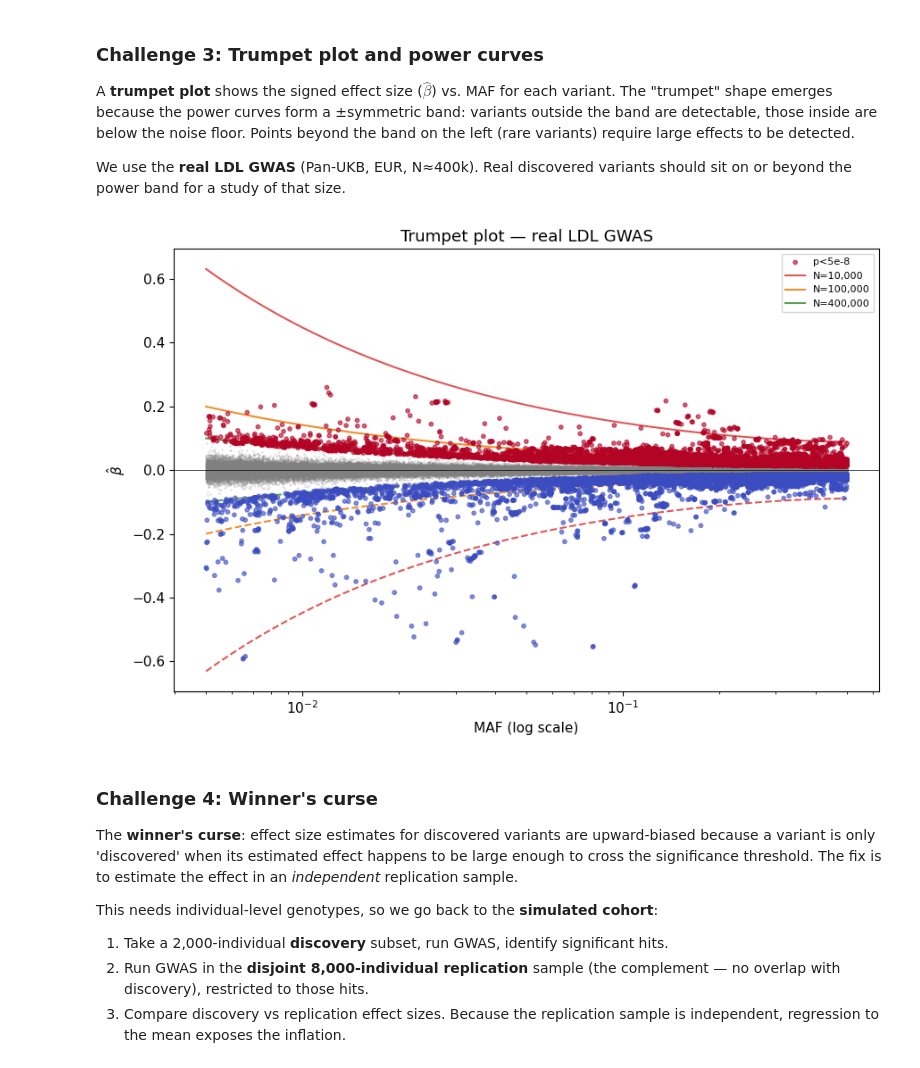
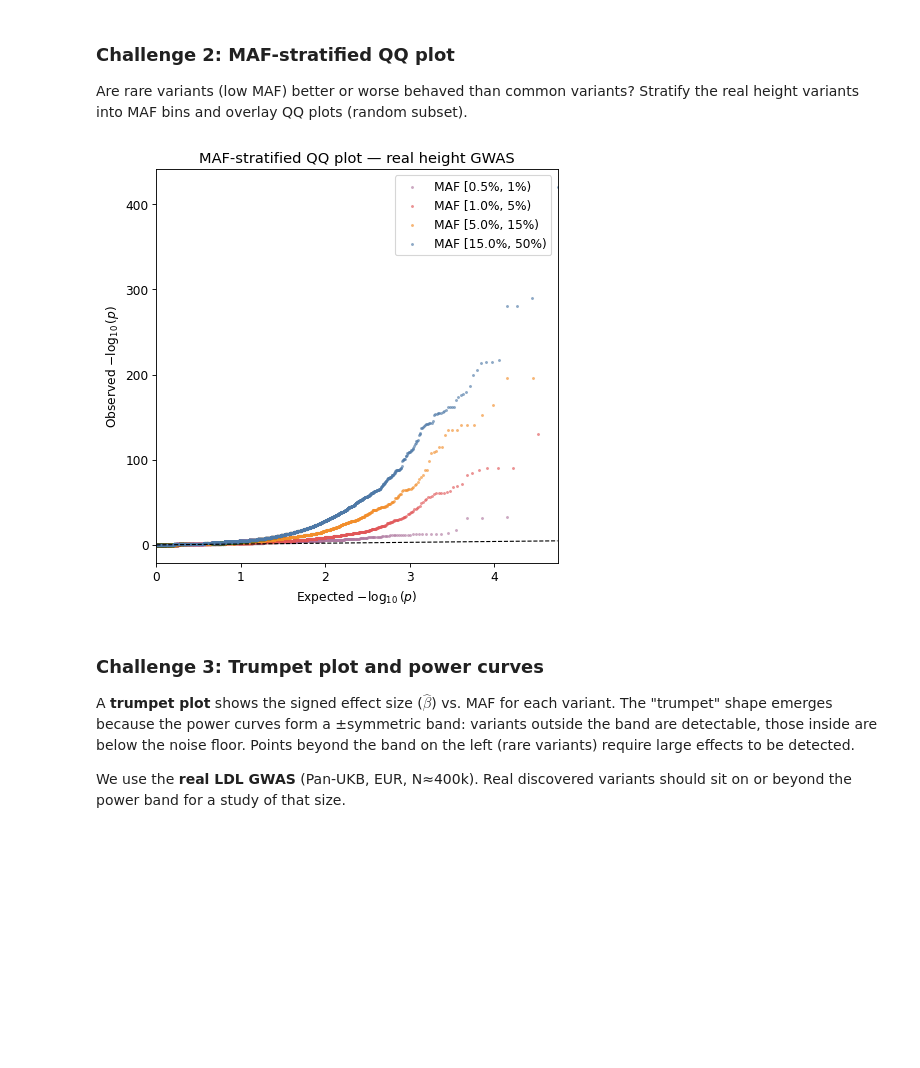
Before and after one commit to BNTechie/smartbiomed_practicals_2026, a Jupyter notebook: session2/run.ipynb, the cells around one changed output. Drawn from its saved outputs; the diff is of its cells as text; code cells hidden in the pictures; blank space fills up the shorter version.

```diff
--- a/session2/run.ipynb
+++ b/session2/run.ipynb
@@ -566,51 +567,39 @@ ax.legend(); plt.tight_layout(); plt.show()
 # %% [markdown]
-### Challenge 3: Trumpet plot and power curves
+### Challenge 2: MAF-stratified QQ plot
 
-A **trumpet plot** shows the signed effect size ($\hat{\beta}$) vs. MAF for each variant.
-The "trumpet" shape emerges because the power curves form a ±symmetric band:
-variants outside the band are detectable, those inside are below the noise floor.
-Points beyond the band on the left (rare variants) require large effects to be detected.
-
-We use the **real LDL GWAS** (Pan-UKB, EUR, N≈400k). Real discovered variants should sit
-on or beyond the power band for a study of that size.
+Are rare variants (low MAF) better or worse behaved than common variants?
+Stratify the real height variants into MAF bins and overlay QQ plots (random subset).
 # %%
-def power_curve(n, maf_arr, alpha=5e-8):
-    from scipy.stats import norm
-    ncp_target = (norm.isf(alpha/2) + norm.isf(0.2))**2
-    return np.sqrt(ncp_target / (n * 2 * maf_arr * (1-maf_arr) + 1e-8))
+sub      = real['height']['rand']
+maf_h    = real['height']['maf'][sub]
+nlp_h    = real['height']['nlog10p'][sub]
+maf_bins = [(0.005, 0.01), (0.01, 0.05), (0.05, 0.15), (0.15, 0.50)]
+colours  = ['#b07aa1', '#e15759', '#f28e2b', '#4e79a7']
 
-maf_l, beta_l = real['ldl']['maf'], real['ldl']['beta']
-sig_l, rnd_l  = real['ldl']['sig'], real['ldl']['rand']
-maf_grid = np.logspace(np.log10(0.005), np.log10(0.5), 300)
-
-fig, ax = plt.subplots(figsize=(9, 6))
-bg = rnd_l & ~sig_l
-ax.scatter(maf_l[bg], beta_l[bg], s=1, alpha=0.15, color='grey', rasterized=True)
-ax.scatter(maf_l[sig_l], beta_l[sig_l], s=10, alpha=0.6,
-           c=np.sign(beta_l[sig_l]), cmap='coolwarm', vmin=-1, vmax=1, zorder=5, label='p<5e-8')
-for n_s, col in [(10_000,'#e15759'),(100_000,'#f28e2b'),(400_000,'#59a14f')]:
-    pb = power_curve(n_s, maf_grid)
-    ax.plot(maf_grid, +pb, color=col, linewidth=1.5, label=f'N={n_s:,}')
-    ax.plot(maf_grid, -pb, color=col, linewidth=1.5, linestyle='--')
-ax.axhline(0, color='black', linewidth=0.5)
-ax.set_xscale('log')
-ax.set_xlabel('MAF (log scale)'); ax.set_ylabel(r'$\hat{{\beta}}$')
-ax.set_title('Trumpet plot — real LDL GWAS'); ax.legend(fontsize=8)
-plt.tight_layout(); plt.show()
+fig, ax = plt.subplots(figsize=(6, 6)); exp_max = 0
+for (lo, hi), col in zip(maf_bins, colours):
+    mask = (maf_h >= lo) & (maf_h < hi)
+    if mask.sum() < 10:
+        continue
+    obs = np.sort(nlp_h[mask]); m = len(obs)
+    exp = -np.log10(np.arange(m, 0, -1) / (m + 1))
+    d = np.unique(np.r_[_thin(m, k=4000, seed=int(lo*1000)), np.where(obs >= 2)[0]])
+    ax.scatter(exp[d], obs[d], s=3, alpha=0.5, color=col, label=f'MAF [{lo:.1%}, {hi:.0%})')
+    exp_max = max(exp_max, exp.max())
+ax.plot([0, exp_max], [0, exp_max], 'k--', linewidth=1); ax.set_xlim(0, exp_max)
+ax.set_title('MAF-stratified QQ plot — real height GWAS')
+ax.set_xlabel(r'Expected $-\log_{10}(p)$'); ax.set_ylabel(r'Observed $-\log_{10}(p)$')
+ax.legend(); plt.tight_layout(); plt.show()
 # %% [output]
-[figure, old version]
+[figure, new version]
 # %% [markdown]
-### Challenge 4: Winner's curse
+### Challenge 3: Trumpet plot and power curves
 
-The **winner's curse**: effect size estimates for discovered variants are upward-biased
-because a variant is only 'discovered' when its estimated effect happens to be large enough
-to cross the significance threshold. The fix is to estimate the effect in an *independent*
-replication sample.
+A **trumpet plot** shows the signed effect size ($\hat{\beta}$) vs. MAF for each variant.
+The "trumpet" shape emerges because the power curves form a ±symmetric band:
+variants outside the band are detectable, those inside are below the noise floor.
+Points beyond the band on the left (rare variants) require large effects to be detected.
 
-This needs individual-level genotypes, so we go back to the **simulated cohort**:
-1. Take a 2,000-individual **discovery** subset, run GWAS, identify significant hits.
-2. Run GWAS in the **disjoint 8,000-individual replication** sample (the complement — no
-   overlap with discovery), restricted to those hits.
-3. Compare discovery vs replication effect sizes. Because the replication sample is
-   independent, regression to the mean exposes the inflation.
+We use the **real LDL GWAS** (Pan-UKB, EUR, N≈400k). Real discovered variants should sit
+on or beyond the power band for a study of that size.
 # %%
```
Also changed, not shown: parts of 23 cells of this notebook, 10 other files.
